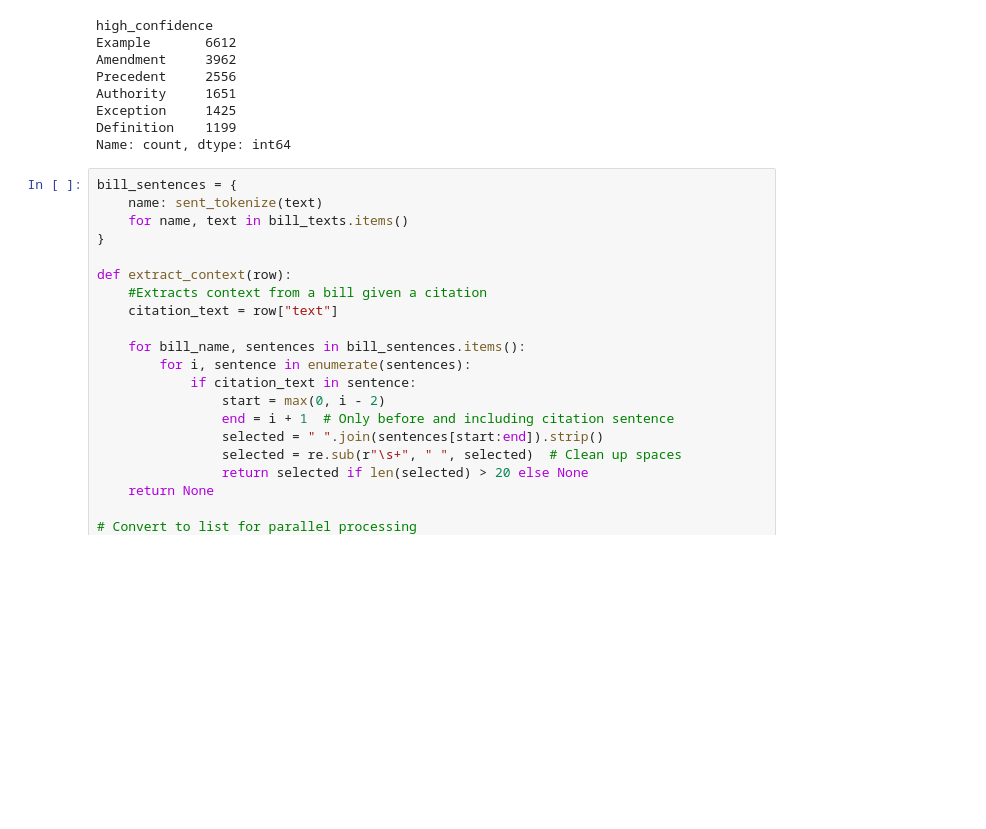
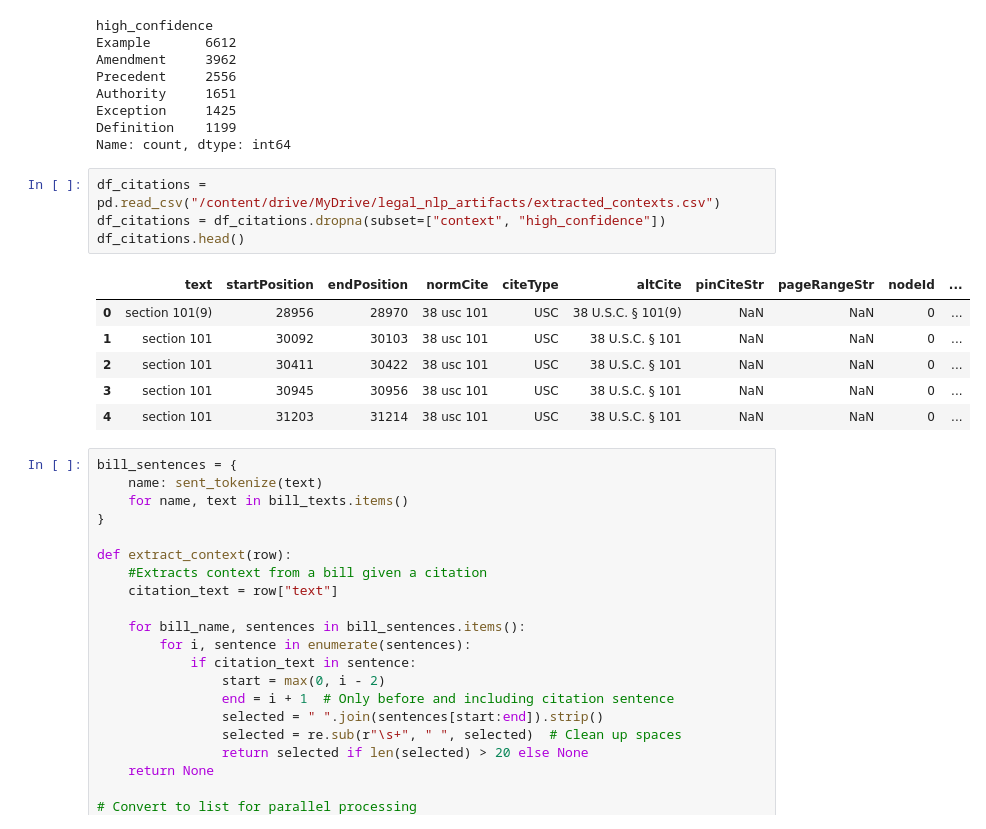
Before and after one commit to RaphaelEse/LawGorithmML, a Jupyter notebook: ML/comparativeAnalysis_cleaned.ipynb, the cells around one changed output. Cells and saved outputs as stored; diff of their text form; blank space fills up the shorter version.

```diff
--- a/ML/comparativeAnalysis_cleaned.ipynb
+++ b/ML/comparativeAnalysis_cleaned.ipynb
@@ -154,6 +206,17 @@ Authority     1651
 Exception     1425
 Definition    1199
 Name: count, dtype: int64
+# %%
+df_citations = pd.read_csv("/content/drive/MyDrive/legal_nlp_artifacts/extracted_contexts.csv")
+df_citations = df_citations.dropna(subset=["context", "high_confidence"])
+df_citations.head()
+# %% [output]
+|  | text | startPosition | endPosition | normCite | citeType | altCite | pinCiteStr | pageRangeStr | nodeId | ... |
+| 0 | section 101(9) | 28956 | 28970 | 38 usc 101 | USC | 38 U.S.C. § 101(9) | NaN | NaN | 0 | ... |
+| 1 | section 101 | 30092 | 30103 | 38 usc 101 | USC | 38 U.S.C. § 101 | NaN | NaN | 0 | ... |
+| 2 | section 101 | 30411 | 30422 | 38 usc 101 | USC | 38 U.S.C. § 101 | NaN | NaN | 0 | ... |
+| 3 | section 101 | 30945 | 30956 | 38 usc 101 | USC | 38 U.S.C. § 101 | NaN | NaN | 0 | ... |
+| 4 | section 101 | 31203 | 31214 | 38 usc 101 | USC | 38 U.S.C. § 101 | NaN | NaN | 0 | ... |
 # %%
 bill_sentences = {
     name: sent_tokenize(text)
```
Also changed, not shown: parts of 14 cells of this notebook.
